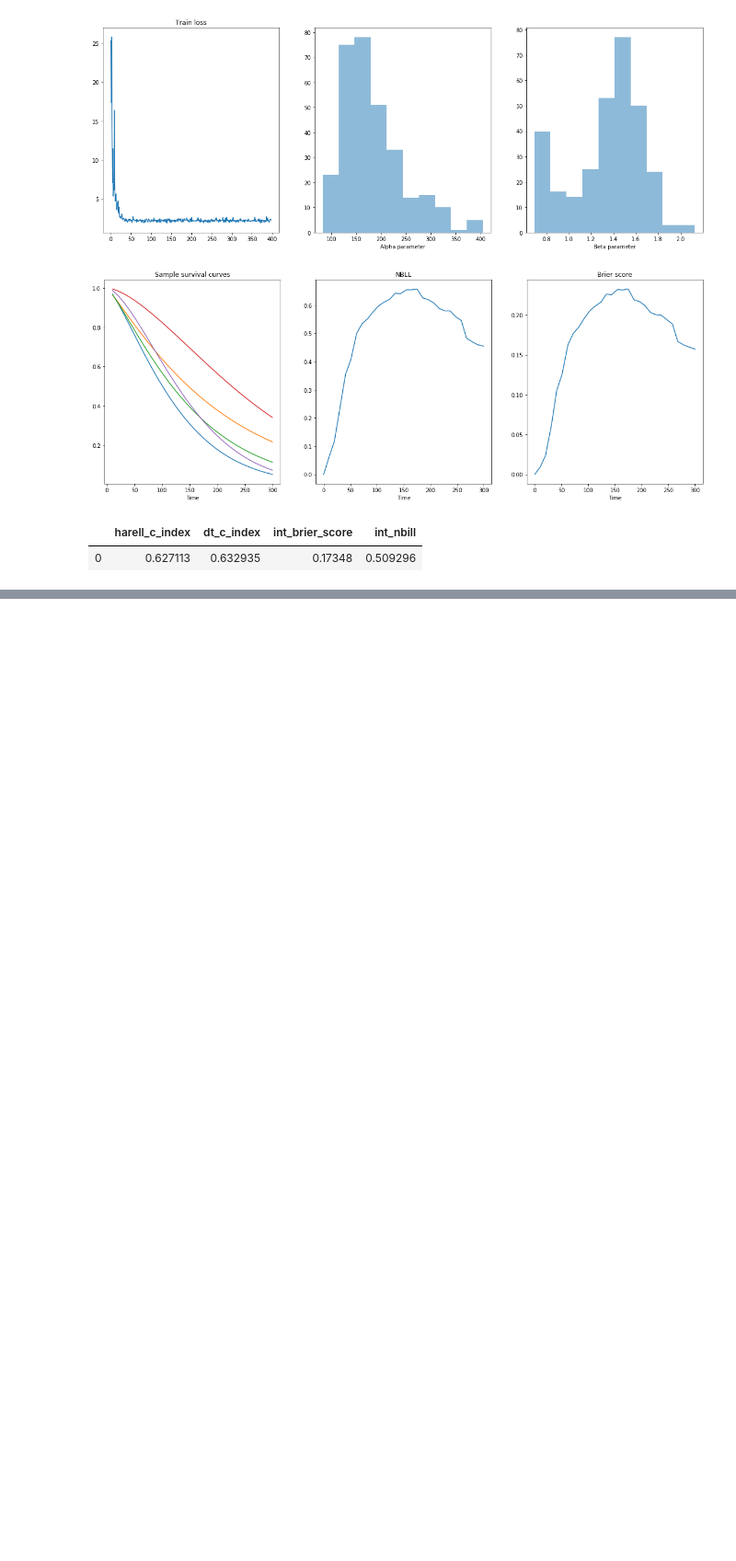
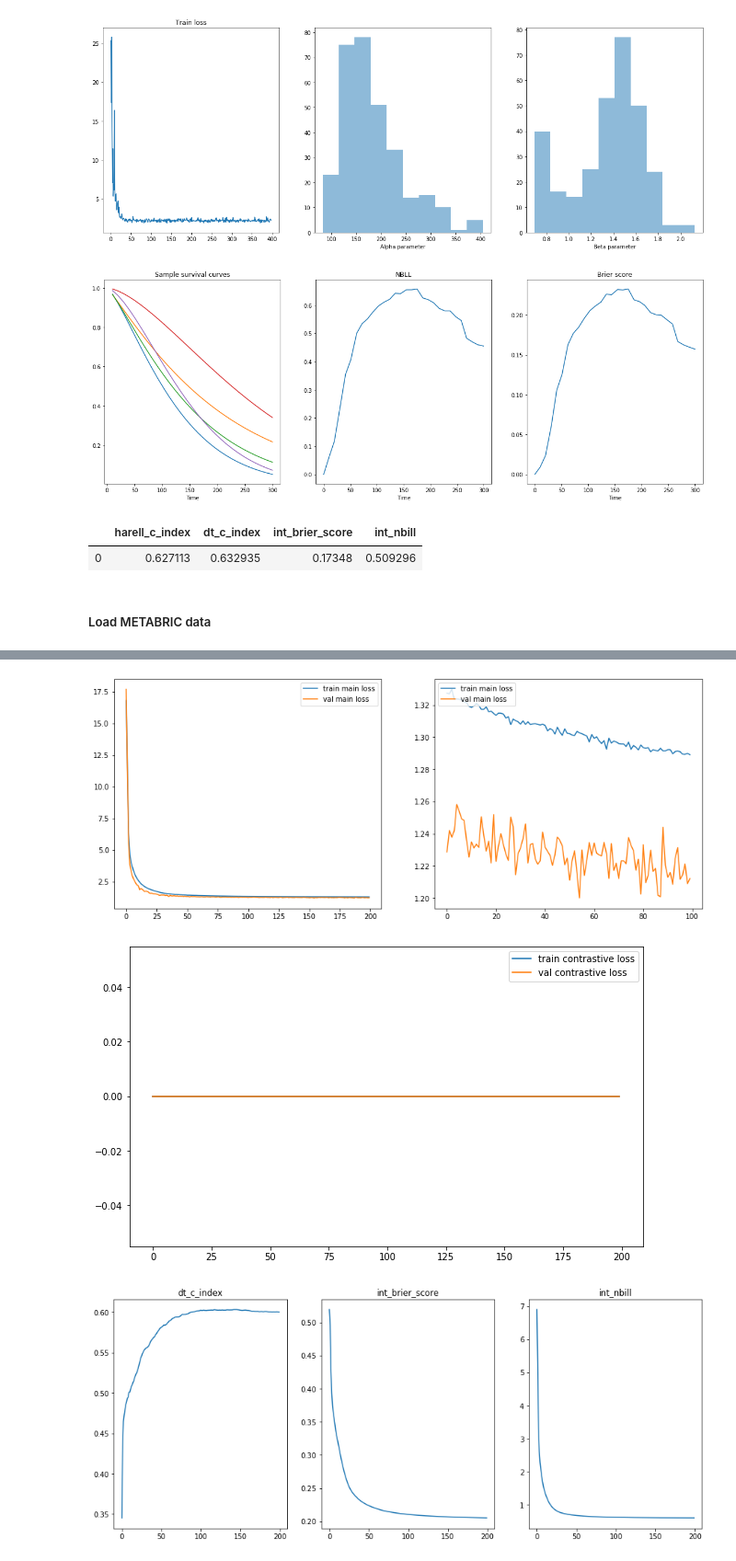
Before and after one commit to KseniiaCheloshkina/ranking-survival, a Jupyter notebook: dev/metabric/example_batch_generators.ipynb, the cells around one changed output, grey strips where cells are left out. Shown at 92% size. Saved outputs shown, nothing was run; the diff lists cells and outputs as text; code cells hidden in the pictures; blank space fills up the shorter version.

```diff
--- a/dev/metabric/example_batch_generators.ipynb
+++ b/dev/metabric/example_batch_generators.ipynb
@@ -800,0 +856,2 @@ q_weibull
+# %% [markdown]
+##### Load METABRIC data
@@ -800,0 +925,22 @@ q_weibull
+# %%
+tf.reset_default_graph()
+
+data_gen, model = initialize_model(
+    model_type='base', train_data=data['train'], config=config, custom_bottom=metabric_main_network, seed=config['seed'])
+
+
+hist_losses_train, hist_losses_main_train, hist_losses_val, hist_losses_main_val, all_pred_train, all_pred_val = train(
+    args=args, train_data=data['train'], val_data=data['val'], config=config, data_gen=data_gen, model=model, seed=config['seed'], optimizer='sgd'
+)
+
+all_q = []
+for pred in all_pred_val:
+    all_q.append(
+        test_quality(
+            t_true=data['val']['t'], y_true=data['val']['y'], pred=pred, time_grid=np.array(config['time_grid']), concordance_at_t=None, plot=False
+        )
+    )
+df_all_q = pd.concat(all_q)
+
+plot_results(hist_losses_main_train, hist_losses_main_val, hist_losses_train, hist_losses_val, df_all_q, n_epochs=[config['n_epochs'], 0, 0])
+# %% [output]
@@ -800,0 +968,3 @@ q_weibull
+[figure, added]
+[figure, added]
+[figure, added]
```
Also changed, not shown: parts of 24 cells of this notebook, 10 other files.
